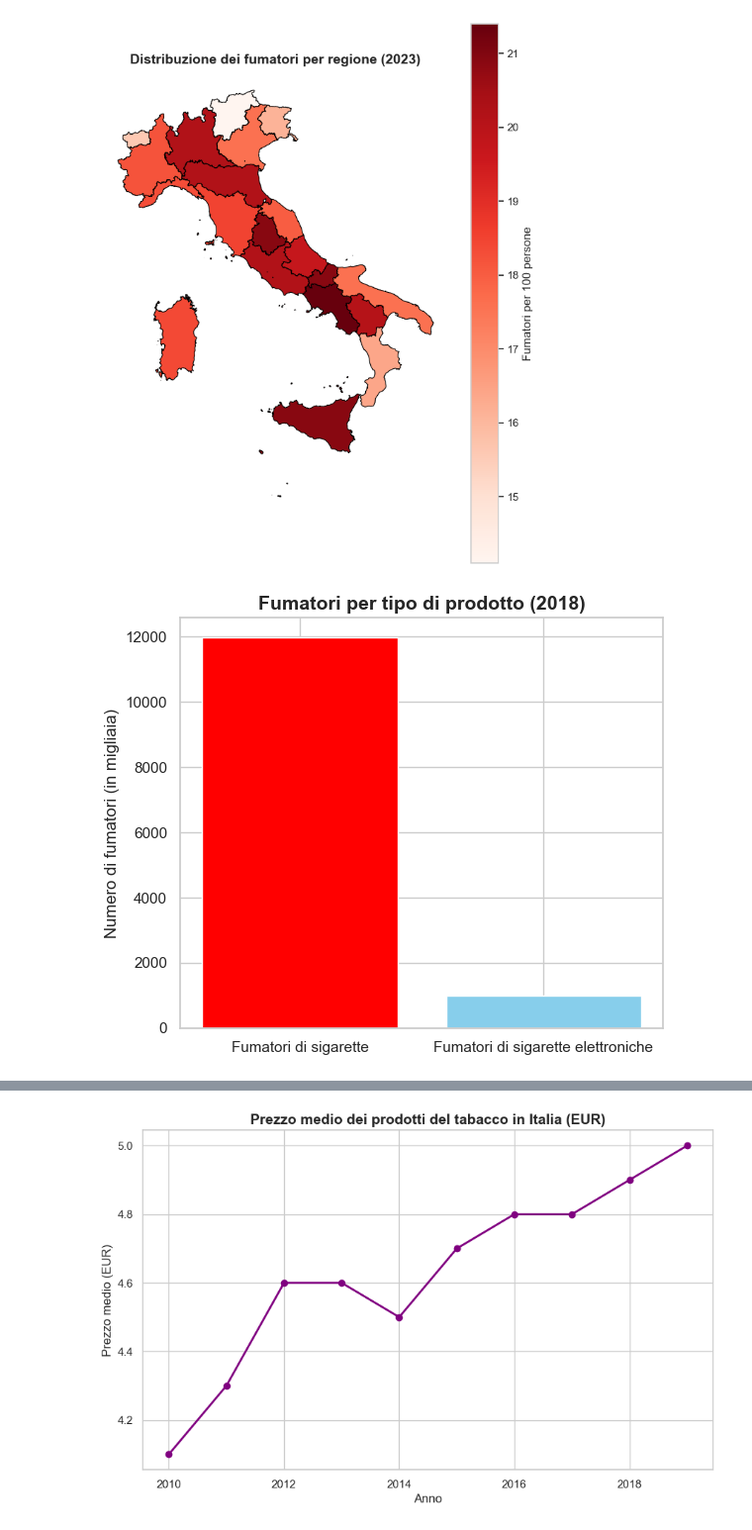
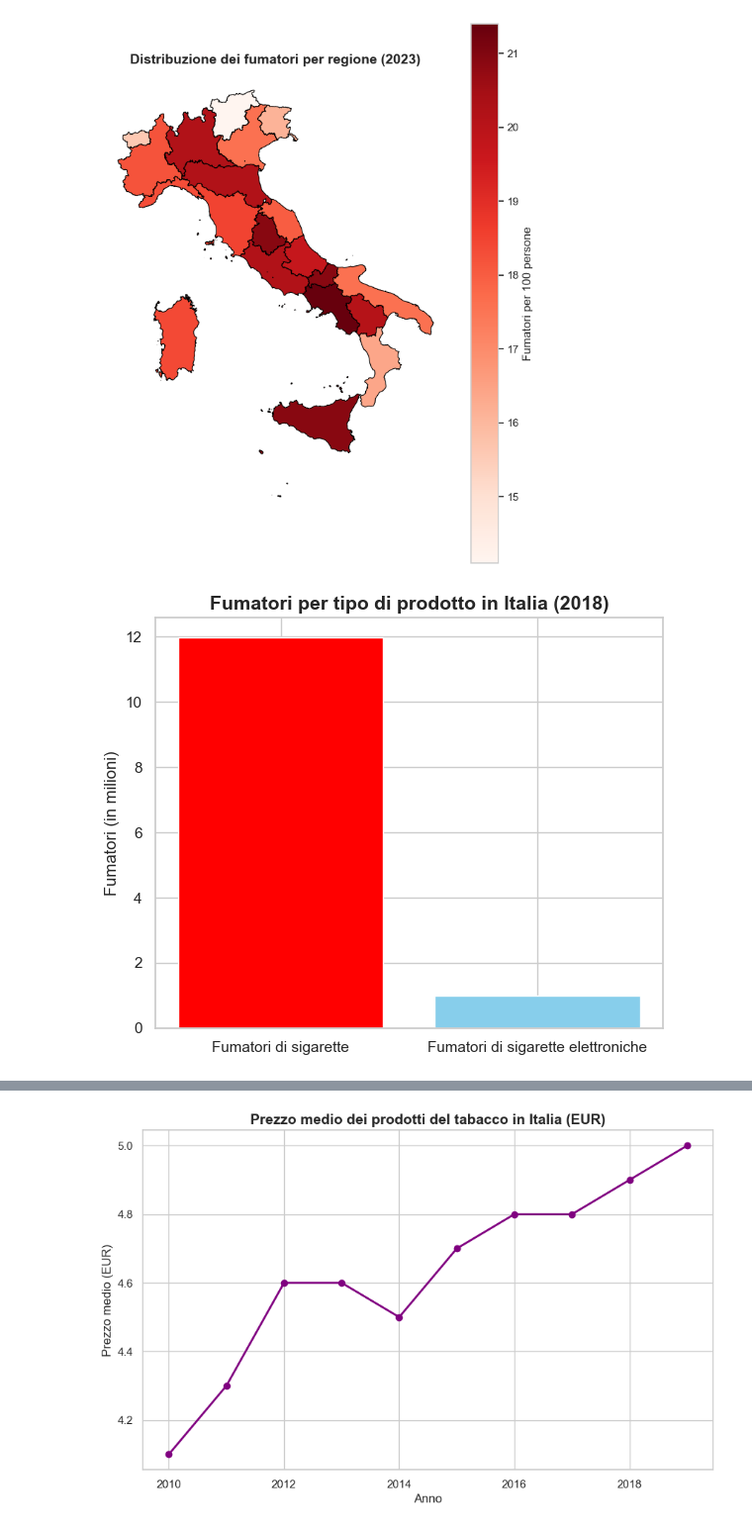
Before and after one commit to FilippoCarini/VisualizzazioneScientifica, a Jupyter notebook: codice.ipynb, the cells around one changed output, grey strips where cells are left out. Shown at 99% size. Drawn from its saved outputs; the diff is of its cells as text; code cells hidden in the pictures.

```diff
--- a/codice.ipynb
+++ b/codice.ipynb
@@ -494,22 +471,22 @@ plt.show()
 # %%
 df = pd.read_excel('dati\\tipi di fumo.xlsx')
 df_2018 = df[df['Year'] == 2018]
 df_2018 = df_2018[df_2018['Variable'].isin(['Number current cigarette smokers', 'Number current e-cigarette users'])]
 df_2018 = df_2018.sort_values('Data', ascending=False)
 
 rinomina = {
     'Number current cigarette smokers': 'Fumatori di sigarette',
     'Number current e-cigarette users': 'Fumatori di sigarette elettroniche'
 }
 df_2018['Variable'] = df_2018['Variable'].replace(rinomina)
 
-valori_migliaia = df_2018['Data'] /1000 #conversione in migliaia
+valori_milioni = df_2018['Data'] /1e6 #conversione in milioni
 plt.figure(figsize=(6,5))
-plt.bar(df_2018['Variable'], valori_migliaia, color=['red','skyblue'])
-plt.ylabel("Numero di fumatori (in migliaia)")
-plt.title("Fumatori per tipo di prodotto (2018)",fontsize=14, fontweight="bold")
+plt.bar(df_2018['Variable'], valori_milioni, color=['red','skyblue'])
+plt.ylabel("Fumatori (in milioni)")
+plt.title("Fumatori per tipo di prodotto in Italia (2018)",fontsize=14, fontweight="bold")
 plt.tight_layout()
 plt.show()
 # %% [output]
-[figure, old version]
+[figure, new version]
 # %%
```
Also changed, not shown: parts of 18 cells of this notebook.
